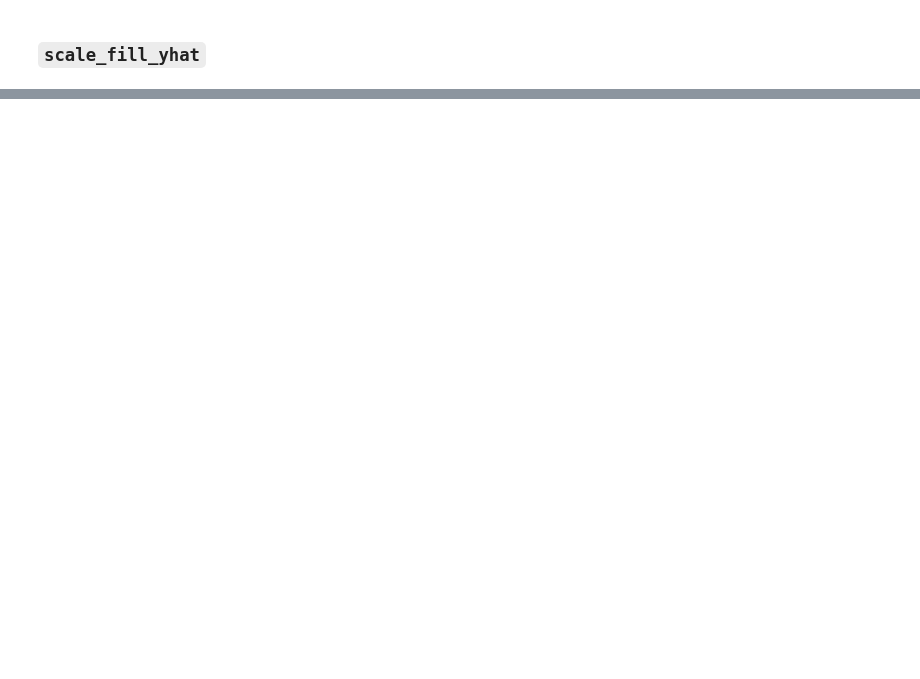
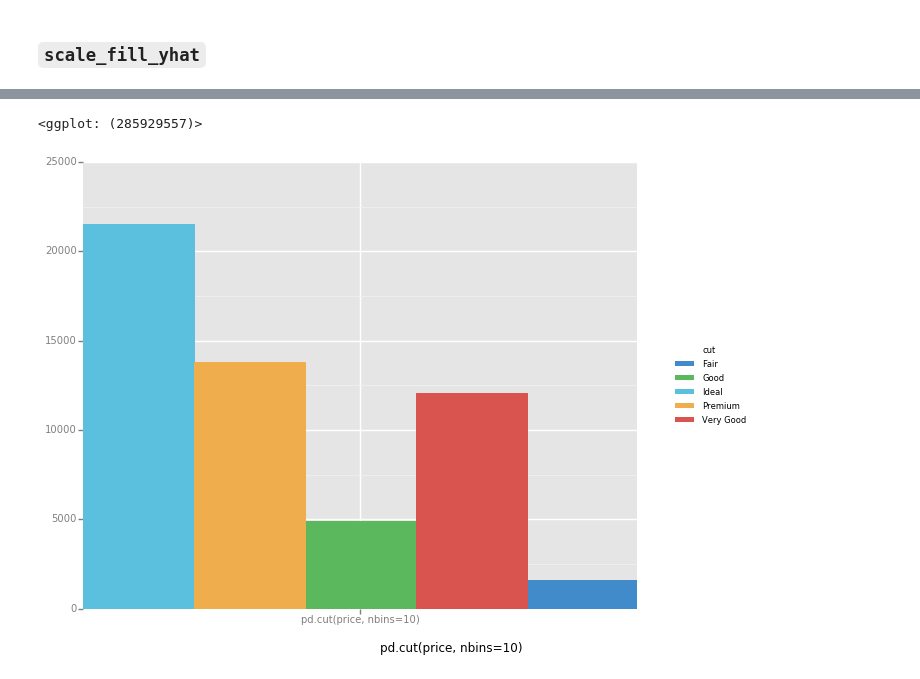
Before and after one commit to yhat/ggpy, a Jupyter notebook: docs/scales/scale_fill_yhat.ipynb, the cells around one changed output, grey strips where cells are left out. Cells and saved outputs as stored; diff of their text form; code cells hidden in the pictures; blank space fills up the shorter version.

```diff
--- a/docs/scales/scale_fill_yhat.ipynb
+++ b/docs/scales/scale_fill_yhat.ipynb
@@ -16,0 +22,5 @@ ggplot(mtcars, aes(x='factor(cyl)', fill='factor(gear)')) + geom_bar() + scale_f
+# %%
+ggplot(diamonds, aes(x='pd.cut(price, nbins=10)', fill='cut')) + geom_bar() + scale_fill_yhat()
+# %% [output]
+<ggplot: (285929557)>
+[figure, added]
```
Also changed, not shown: parts of 3 cells of this notebook.
